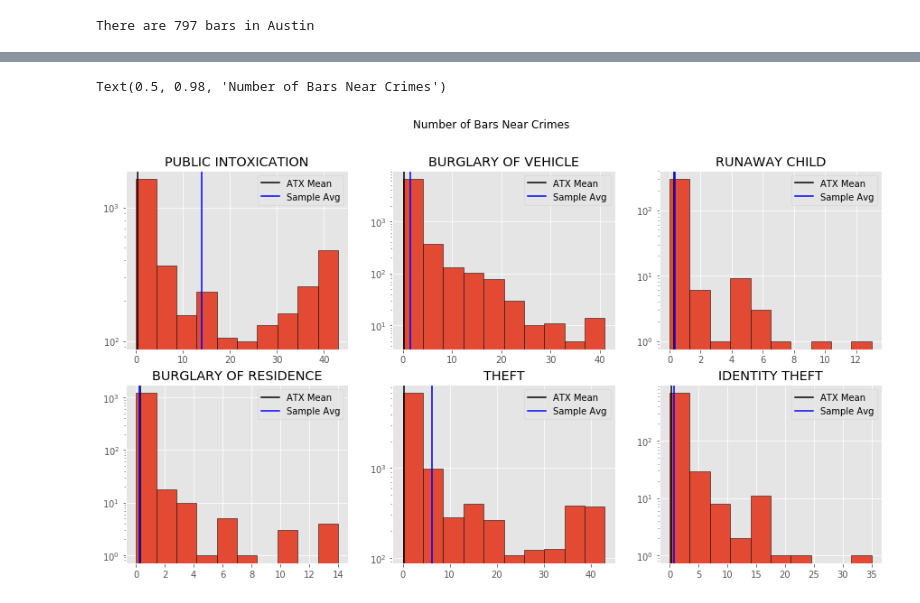
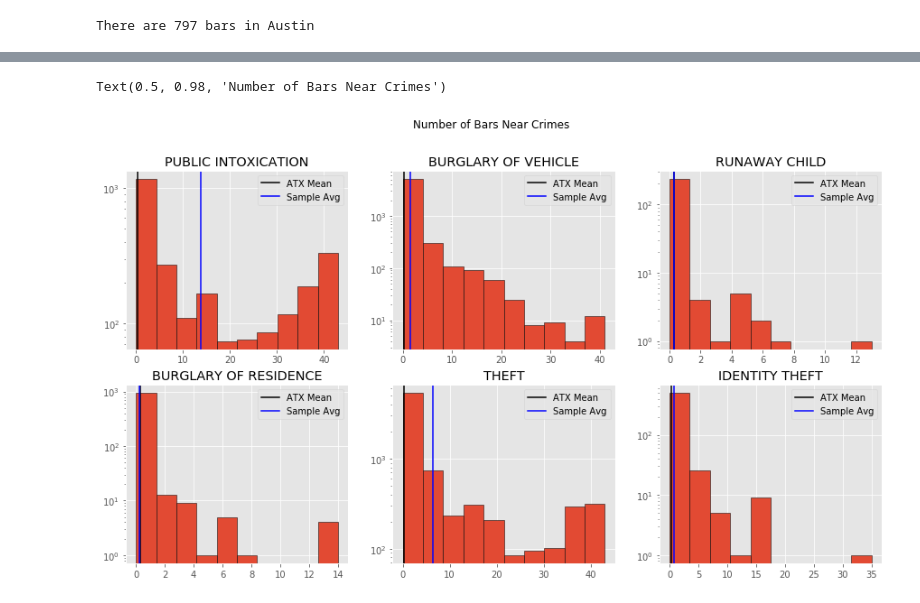
Before and after one commit to AustinPenner/Crime-ATX, a Jupyter notebook: data_exploration.ipynb, the cells around one changed output, grey strips where cells are left out. Drawn from its saved outputs; the diff is of its cells as text; code cells hidden in the pictures.

```diff
--- a/data_exploration.ipynb
+++ b/data_exploration.ipynb
@@ -12,19 +16,16 @@ plt.style.use('ggplot')
 # %%
-brs = pd.read_csv('bar_data.csv',
-                 sep='\t',
-                 names=['id', 'alias', 'name', 'review_count', 'rating',
-                        'lat', 'lng', 'addr1', 'addr2', 'addr3', 'city',
-                        'zip', 'country', 'state']).drop_duplicates(subset='alias')
+all_cols = ['incident','offense_descr','offense_code','fam_violence','occurred_date_time',
+                'occurred_date','occurred_time','report_date_time','report_date','report_time',
+                'location_type','address','zip','district','apd_sector','apd_district','pra',
+                'census_tract','clearance_status','clearance_date','ucr_category','category_descr',
+                'x_coord','y_coord','lat','lng','location']
+use_cols = ['offense_descr','occurred_date','occurred_time','report_date','category_descr','lat','lng']
 
-crm = pd.read_csv('police_data.csv',
-                 names=['incident','offense_descr','offense_code',
-                'fam_violence','occurred_date_time','occurred_date','occurred_time',
-                'report_date_time','report_date','report_time','location_type',
-                'address','zip','district','apd_sector','apd_district','pra',
-                'census_tract','clearance_status','clearance_date','ucr_category',
-                'category_descr','x_coord','y_coord','lat','lng','location'])
-crm = crm[['offense_descr','occurred_date','report_date','category_descr','lat','lng']]
+crm = pd.read_csv('data/police_data.csv', names=all_cols, usecols=use_cols)
+print(crm.count())
+# crm = crm[['offense_descr','occurred_date','report_date','category_descr','lat','lng']]
 crm['occurred_date'] = pd.to_datetime(crm['occurred_date'])
 crm['year'] = crm['occurred_date'].dt.year
-crm = crm[crm['year'] >= 2015]
+crm = crm[crm['year'] >= 2016]
 crm = crm[~crm['lat'].isnull()]
+print(crm.count())
@@ -137,0 +146,14 @@ def get_bars_from_crimes(df1, crimes, col='PUBLIC INTOXICATION', step=.002):
+# %%
+top_20 = off_desc.reset_index().loc[:20-1, ['offense_descr']].values.ravel()
+print(top_20)
+
+offense_data = {}
+for offense in top_20:
+    bar_counts = get_bars_from_crimes(brs, crm, offense)
+    data = {'data': bar_counts}
+    offense_data[offense] = data
+
+    t_stat, pval = stats.ttest_1samp(bar_counts, bars_mean)
+    offense_data[offense]['t stat'] = t_stat
+    offense_data[offense]['pvalue'] = pval
+    offense_data[offense]['mean'] = np.mean(bar_counts)
@@ -138,26 +168,29 @@ def get_bars_from_crimes(df1, crimes, col='PUBLIC INTOXICATION', step=.002):
 # %%
 top_offenses = ['PUBLIC INTOXICATION', 'BURGLARY OF VEHICLE', 'RUNAWAY CHILD', \
                 'BURGLARY OF RESIDENCE', 'THEFT', 'IDENTITY THEFT']
 fig, axes = plt.subplots(2,3, figsize=(15,8))
 
 t_stats = []
 pvals = []
+sample_means = []
+
 for ax, cat in zip(axes.flatten(), top_offenses):
     data = get_bars_from_crimes(brs, crm, cat)
     ax.hist(data, edgecolor='k')
     ax.axvline(bars_mean, c='k', label='ATX Mean')
     ax.axvline(np.mean(data), c='b', label='Sample Avg')
     ax.set_title(cat)
     ax.set_yscale('log')
     ax.legend()
 
     t_stat, pval = stats.ttest_1samp(data, bars_mean)
     pvals.append(pval)
     t_stats.append(t_stat)
+    sample_means.append(np.mean(data))
 
 plt.suptitle("Number of Bars Near Crimes")
-plt.title()
+# plt.title()
 # plt.legend()
 # %% [output]
 Text(0.5, 0.98, 'Number of Bars Near Crimes')
-[figure, old version]
+[figure, new version]
```
Also changed, not shown: parts of 16 cells of this notebook.
